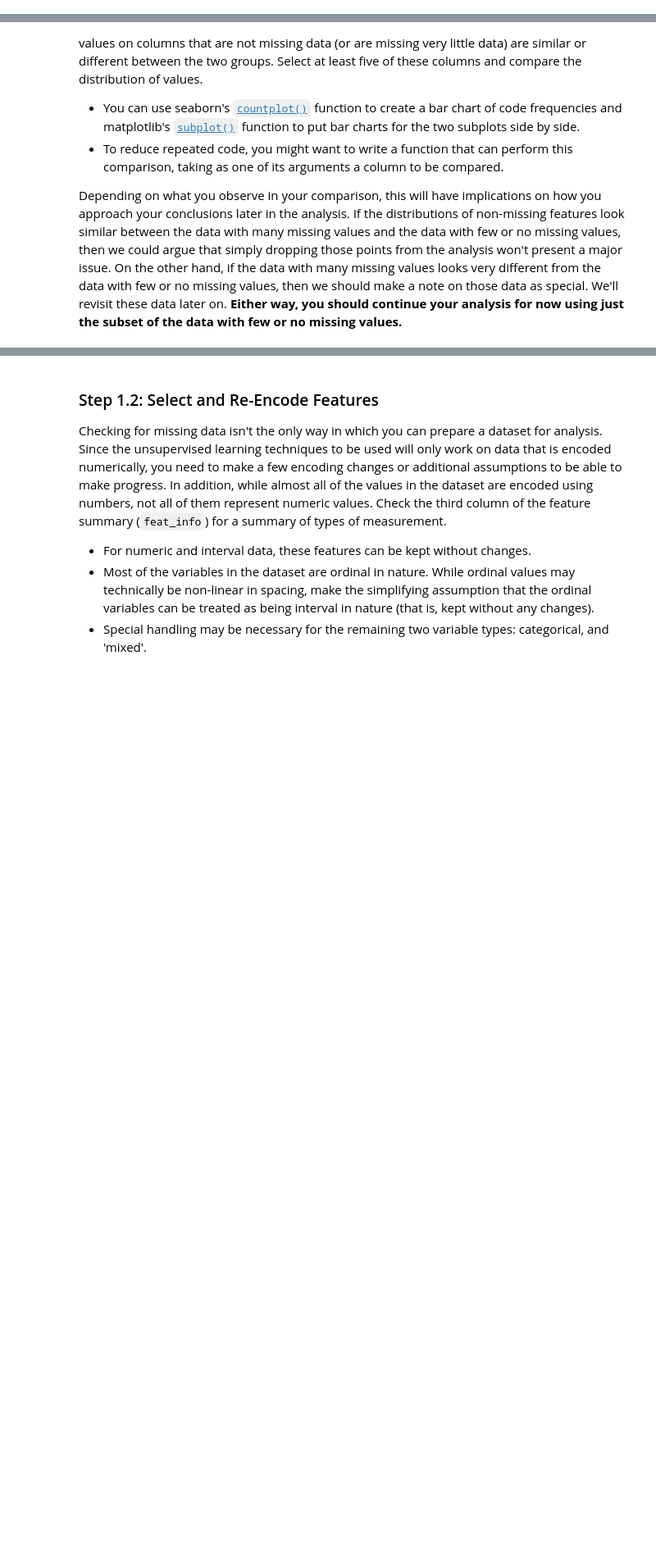
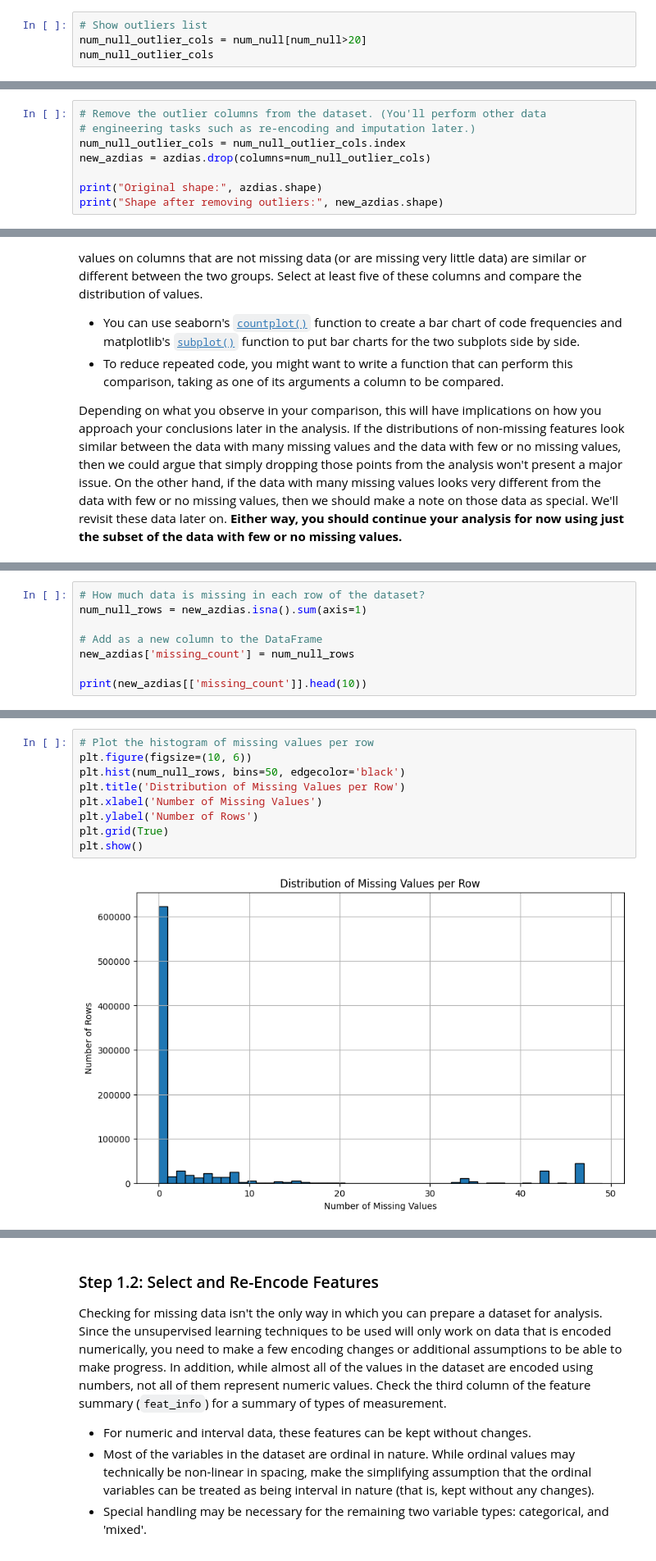
Before and after one commit to Mahakhilfeh/Udacity-Identify-Customer-Segments1, a Jupyter notebook: Identify_Customer_Segments.ipynb, the cells around one changed output, grey strips where cells are left out. Shown at 82% size. Cells and saved outputs as stored; diff of their text form; blank space fills up the shorter version.

```diff
--- a/Identify_Customer_Segments.ipynb
+++ b/Identify_Customer_Segments.ipynb
@@ -254,0 +270,4 @@ In this part of the code, the missing data in each column of the dataset was ana
+# %%
+# Show outliers list
+num_null_outlier_cols = num_null[num_null>20]
+num_null_outlier_cols
@@ -254,0 +282,8 @@ In this part of the code, the missing data in each column of the dataset was ana
+# %%
+# Remove the outlier columns from the dataset. (You'll perform other data
+# engineering tasks such as re-encoding and imputation later.)
+num_null_outlier_cols = num_null_outlier_cols.index
+new_azdias = azdias.drop(columns=num_null_outlier_cols)
+
+print("Original shape:", azdias.shape)
+print("Shape after removing outliers:", new_azdias.shape)
@@ -331,0 +317,8 @@ The missing data at the row level was analyzed, and the data was divided into tw
+# %%
+# How much data is missing in each row of the dataset?
+num_null_rows = new_azdias.isna().sum(axis=1)
+
+# Add as a new column to the DataFrame
+new_azdias['missing_count'] = num_null_rows
+
+print(new_azdias[['missing_count']].head(10))
@@ -331,0 +337,11 @@ The missing data at the row level was analyzed, and the data was divided into tw
+# %%
+# Plot the histogram of missing values per row
+plt.figure(figsize=(10, 6))
+plt.hist(num_null_rows, bins=50, edgecolor='black')
+plt.title('Distribution of Missing Values per Row')
+plt.xlabel('Number of Missing Values')
+plt.ylabel('Number of Rows')
+plt.grid(True)
+plt.show()
+# %% [output]
+[figure, added]
```
Also changed, not shown: parts of 130 cells of this notebook, 1 other file.
